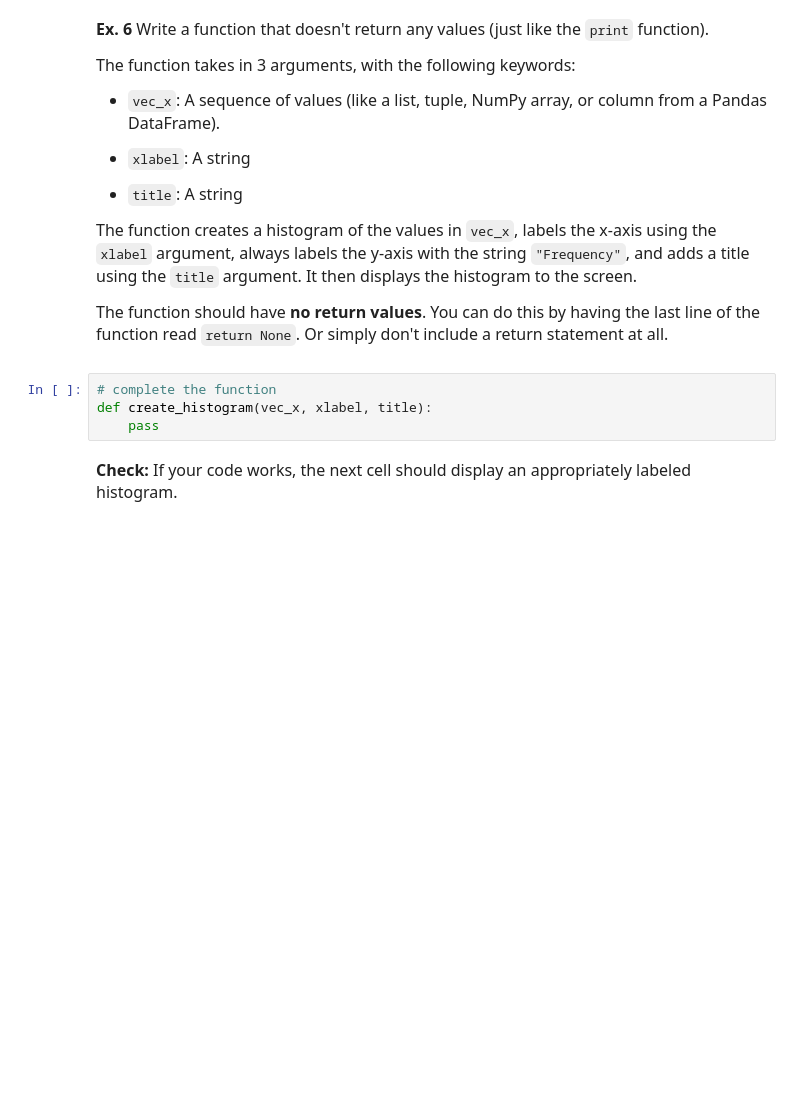
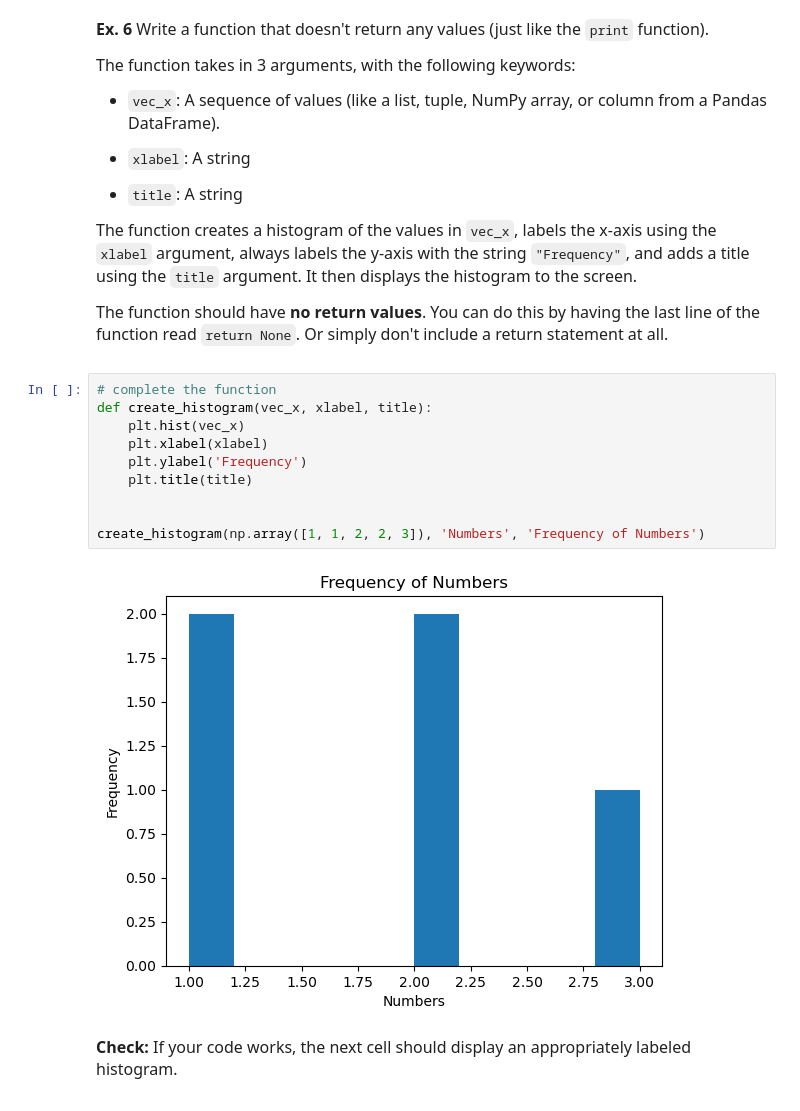
Before and after one commit to cbball-cyber/datasci151spring2026, a Jupyter notebook: lecture_14/my_lecture_14_functions.ipynb, the cells around one changed output. Cells and saved outputs as stored; diff of their text form; blank space fills up the shorter version.

```diff
--- a/lecture_14/my_lecture_14_functions.ipynb
+++ b/lecture_14/my_lecture_14_functions.ipynb
@@ -591,10 +671,18 @@ The function takes in 3 arguments, with the following keywords:
 The function creates a histogram of the values in `vec_x`, labels the x-axis using the `xlabel` argument, always labels the y-axis with the string `"Frequency"`, and adds a title using the `title` argument. It then displays the histogram to the screen.
 
 The function should have **no return values**. You can do this by having the last line of the function read `return None`. Or simply don't include a return statement at all.
-# %%
-# complete the function
-def create_histogram(vec_x, xlabel, title):
-    pass
+# %%
+# complete the function
+def create_histogram(vec_x, xlabel, title):
+    plt.hist(vec_x)
+    plt.xlabel(xlabel)
+    plt.ylabel('Frequency')
+    plt.title(title)
+
+
+create_histogram(np.array([1, 1, 2, 2, 3]), 'Numbers', 'Frequency of Numbers')
+# %% [output]
+[figure, added]
 # %% [markdown]
 <font size = "3">
 
```
Also changed, not shown: parts of 21 cells of this notebook.
